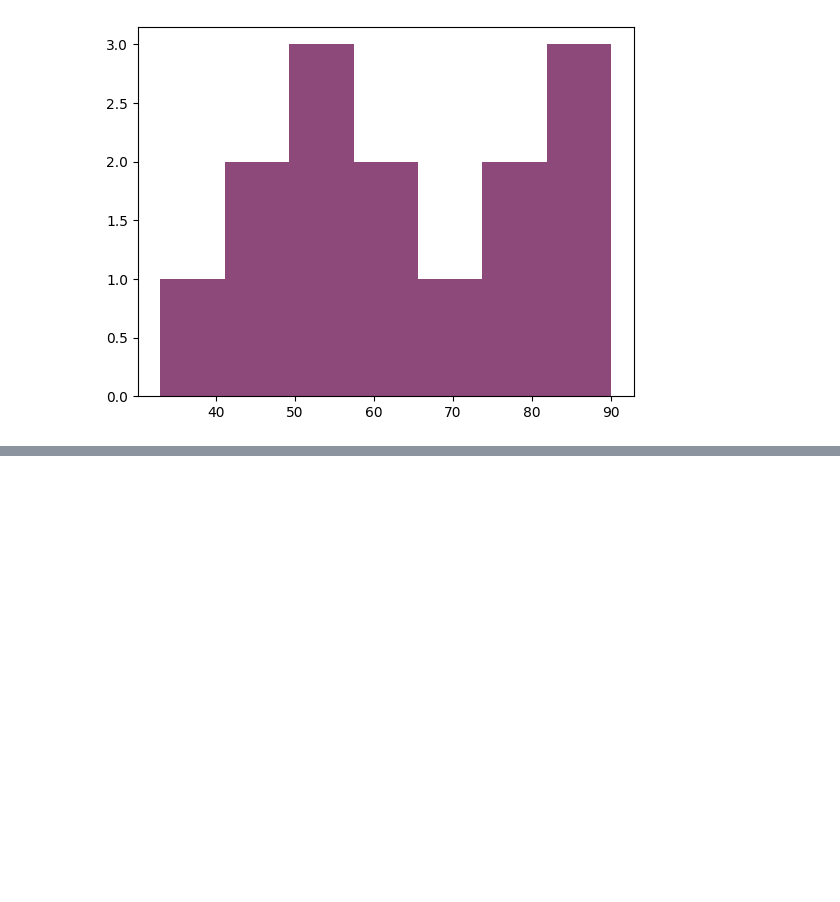
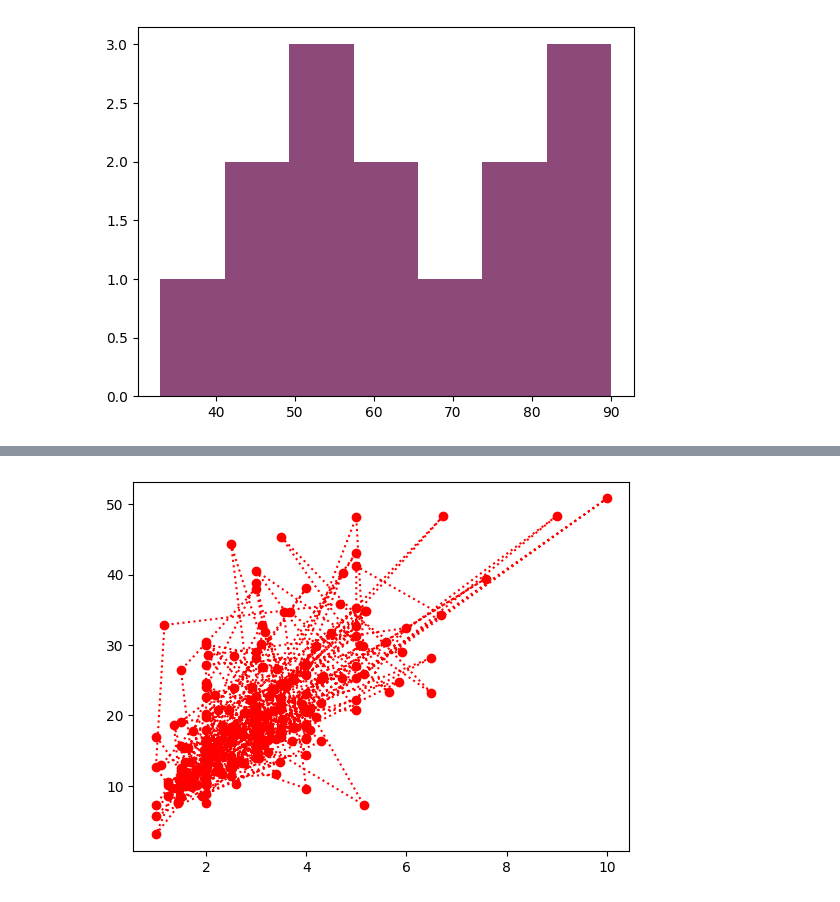
Before and after one commit to Srikanth-9492/My_python_notebook, a Jupyter notebook: Data_Visualization.ipynb, the cells around one changed output, grey strips where cells are left out. Drawn from its saved outputs; the diff is of its cells as text; code cells hidden in the pictures; blank space fills up the shorter version.

```diff
--- a/Data_Visualization.ipynb
+++ b/Data_Visualization.ipynb
@@ -219,0 +224,4 @@ plt.show()
+# %%
+#use the different datasets from the seaborn
+data = sns.load_dataset('tips')
+data.head()
@@ -219,0 +235,6 @@ plt.show()
+# %%
+#draw a lineplot between the tip and total_bill
+plt.plot(data['tip'],data['total_bill'],'o:r')
+plt.show()
+# %% [output]
+[figure, added]
```
Also changed, not shown: parts of 30 cells of this notebook.
